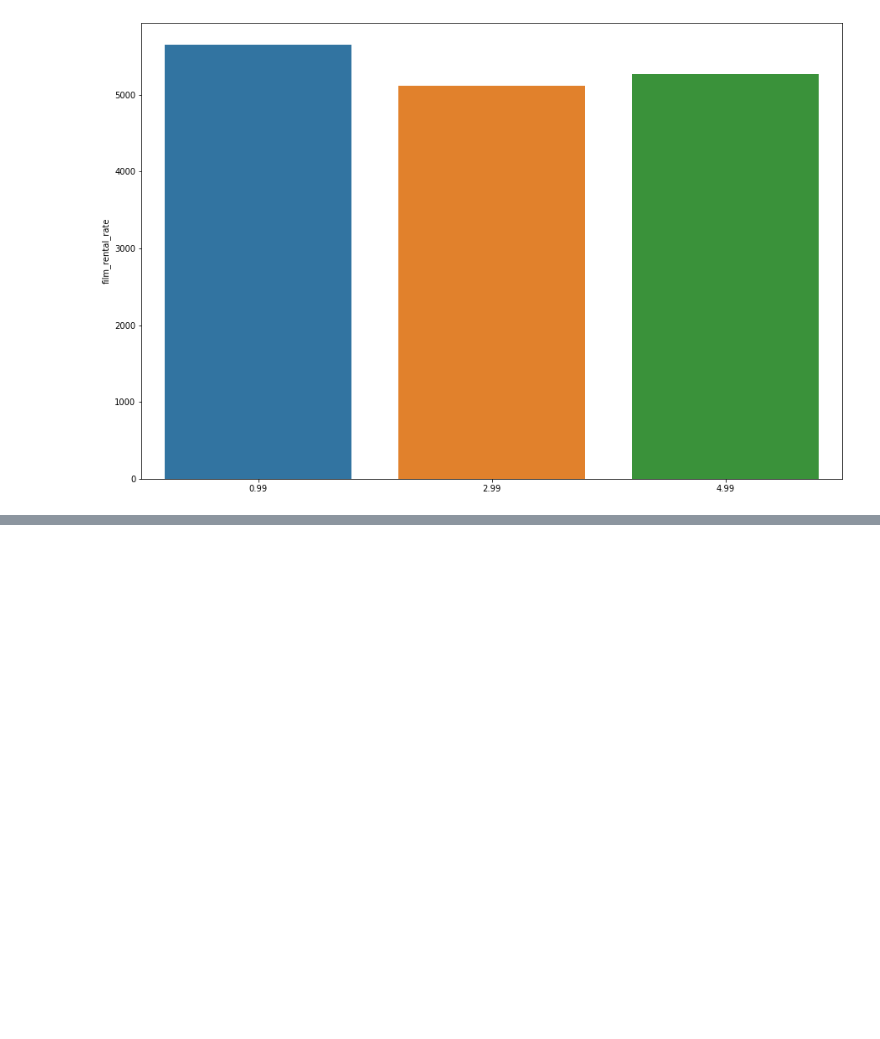
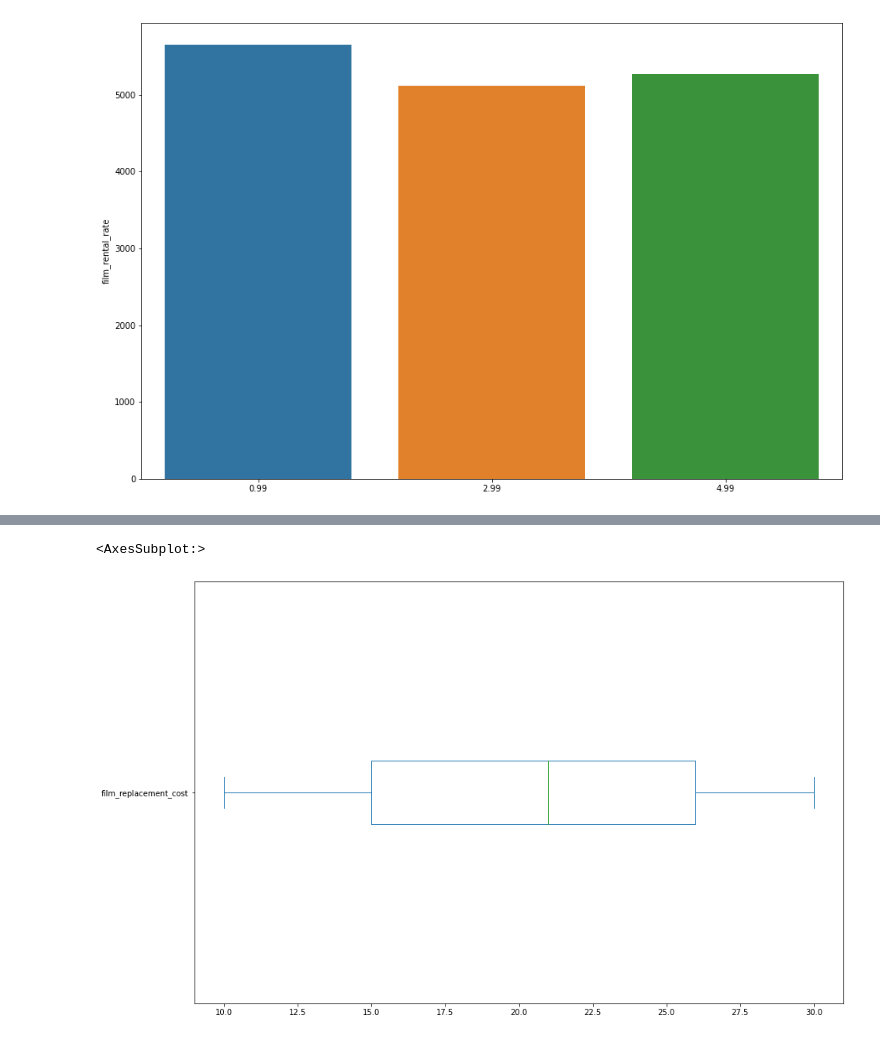
Before and after one commit to roblivesinottawa/sales_rental_analysis, a Jupyter notebook: notebooks/analysis4.ipynb, the cells around one changed output, grey strips where cells are left out. Saved outputs shown, nothing was run; the diff lists cells and outputs as text; code cells hidden in the pictures; blank space fills up the shorter version.

```diff
--- a/notebooks/analysis4.ipynb
+++ b/notebooks/analysis4.ipynb
@@ -159,0 +182,5 @@ sns.barplot(x=df.film_rental_rate.value_counts().index, y=df.film_rental_rate.va
+# %%
+df.film_replacement_cost.plot(kind='box', vert=False)
+# %% [output]
+<AxesSubplot:>
+[figure, added]
```
Also changed, not shown: parts of 28 cells of this notebook.
